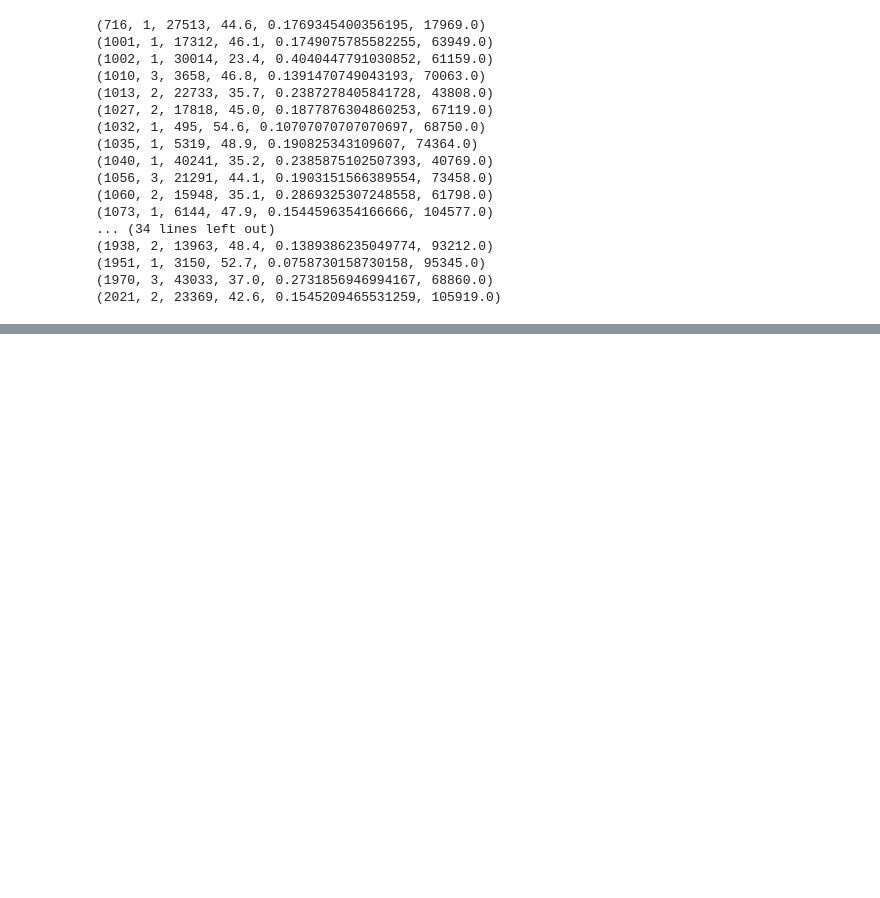
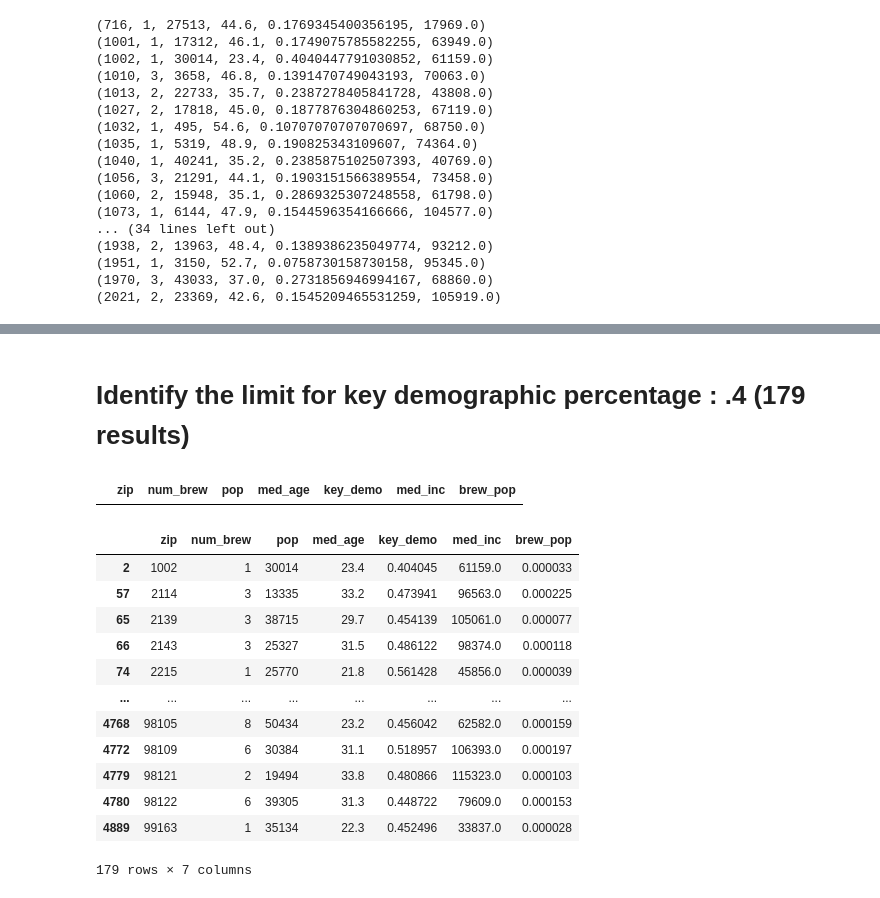
Before and after one commit to kcharlesr/brewBuds_project2, a Jupyter notebook: Brew_Flask.ipynb, the cells around one changed output, grey strips where cells are left out. Saved outputs shown, nothing was run; the diff lists cells and outputs as text; code cells hidden in the pictures; blank space fills up the shorter version.

```diff
--- a/Brew_Flask.ipynb
+++ b/Brew_Flask.ipynb
@@ -150,0 +213,25 @@ for record in bi_join:
+# %% [markdown]
+# Identify the limit for key demographic percentage : .4 (179 results)
+# %%
+high_key_demo = all_breweries_df.loc[all_breweries_df["key_demo"] > .8]
+high_key_demo
+# 80% of population in 21-35 age bracket only returns
+# %% [output]
+|  | zip | num_brew | pop | med_age | key_demo | med_inc | brew_pop |
+# %%
+high_key_demo = all_breweries_df.loc[all_breweries_df["key_demo"] > .4]
+high_key_demo
+# %% [output]
+|  | zip | num_brew | pop | med_age | key_demo | med_inc | brew_pop |
+| 2 | 1002 | 1 | 30014 | 23.4 | 0.404045 | 61159.0 | 0.000033 |
+| 57 | 2114 | 3 | 13335 | 33.2 | 0.473941 | 96563.0 | 0.000225 |
+| 65 | 2139 | 3 | 38715 | 29.7 | 0.454139 | 105061.0 | 0.000077 |
+| 66 | 2143 | 3 | 25327 | 31.5 | 0.486122 | 98374.0 | 0.000118 |
+| 74 | 2215 | 1 | 25770 | 21.8 | 0.561428 | 45856.0 | 0.000039 |
+| ... | ... | ... | ... | ... | ... | ... | ... |
+| 4768 | 98105 | 8 | 50434 | 23.2 | 0.456042 | 62582.0 | 0.000159 |
+| 4772 | 98109 | 6 | 30384 | 31.1 | 0.518957 | 106393.0 | 0.000197 |
+| 4779 | 98121 | 2 | 19494 | 33.8 | 0.480866 | 115323.0 | 0.000103 |
+| 4780 | 98122 | 6 | 39305 | 31.3 | 0.448722 | 79609.0 | 0.000153 |
+| 4889 | 99163 | 1 | 35134 | 22.3 | 0.452496 | 33837.0 | 0.000028 |
+179 rows × 7 columns
```
Also changed, not shown: parts of 26 cells of this notebook.
